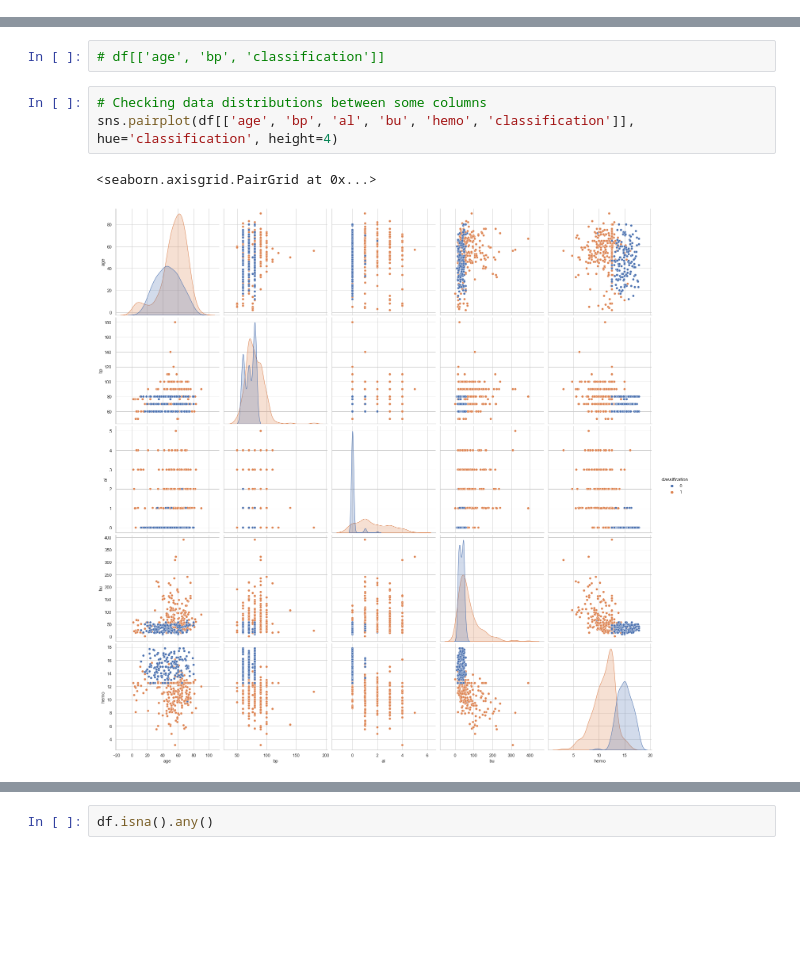
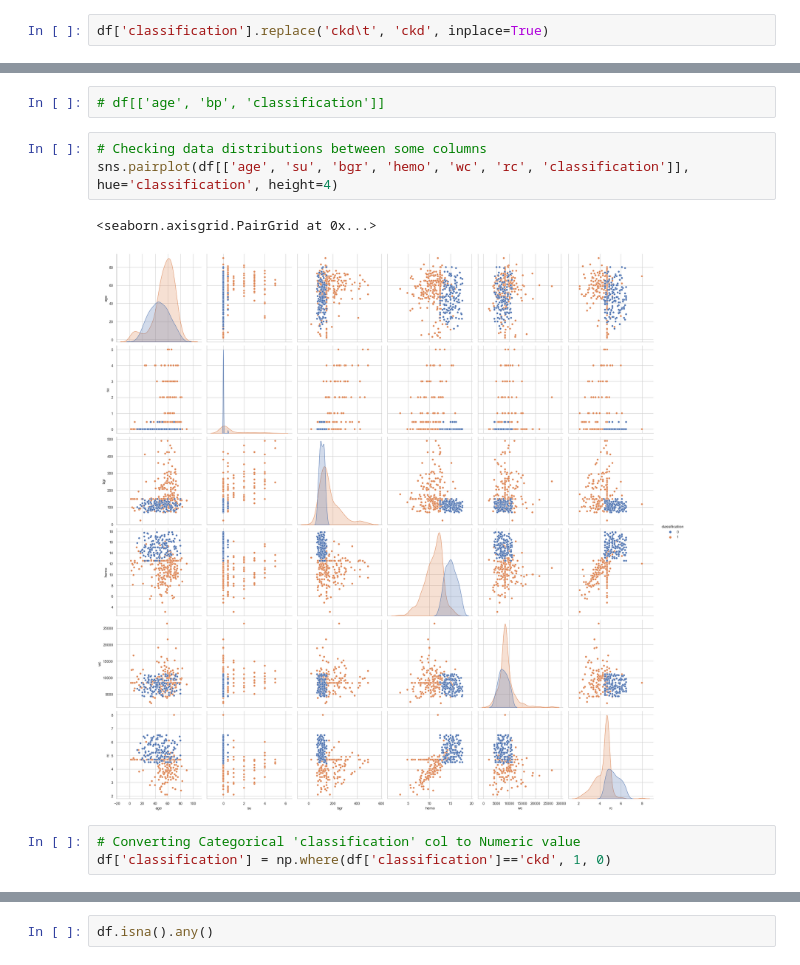
Before and after one commit to abidshafee/CKD_prediction, a Jupyter notebook: CKDMLMoodel.ipynb, the cells around one changed output, grey strips where cells are left out. Saved outputs shown, nothing was run; the diff lists cells and outputs as text; blank space fills up the shorter version.

```diff
--- a/CKDMLMoodel.ipynb
+++ b/CKDMLMoodel.ipynb
@@ -730,0 +725,2 @@ df.head()
+# %%
+df['classification'].replace('ckd\t', 'ckd', inplace=True)
@@ -734,7 +734,10 @@ df.head()
 # df[['age', 'bp', 'classification']]
 # %%
 # Checking data distributions between some columns
-sns.pairplot(df[['age', 'bp', 'al', 'bu', 'hemo', 'classification']], hue='classification', height=4)
+sns.pairplot(df[['age', 'su', 'bgr', 'hemo', 'wc', 'rc', 'classification']], hue='classification', height=4)
 # %% [output]
 <seaborn.axisgrid.PairGrid at 0x...>
-[figure, old version]
+[figure, new version]
+# %%
+# Converting Categorical 'classification' col to Numeric value
+df['classification'] = np.where(df['classification']=='ckd', 1, 0)
```
Also changed, not shown: parts of 35 cells of this notebook.
